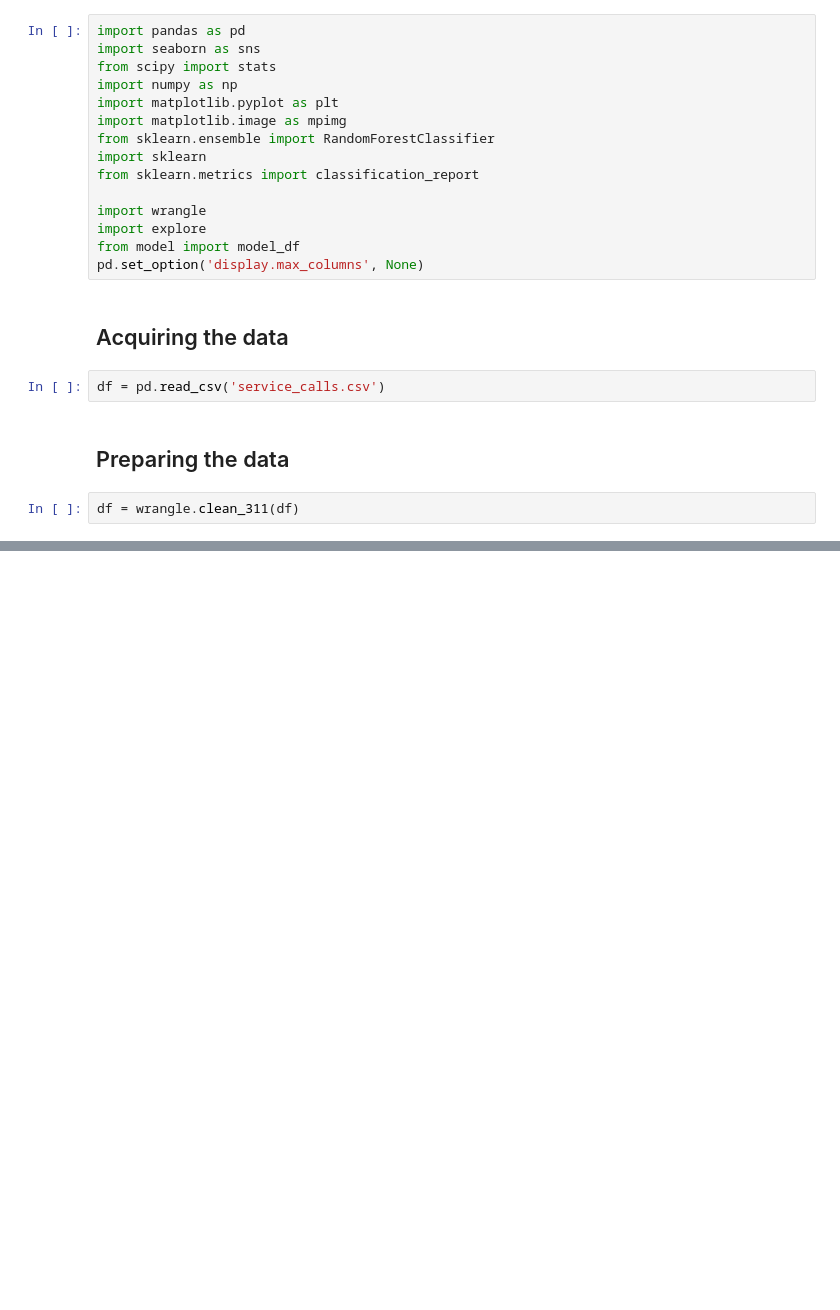
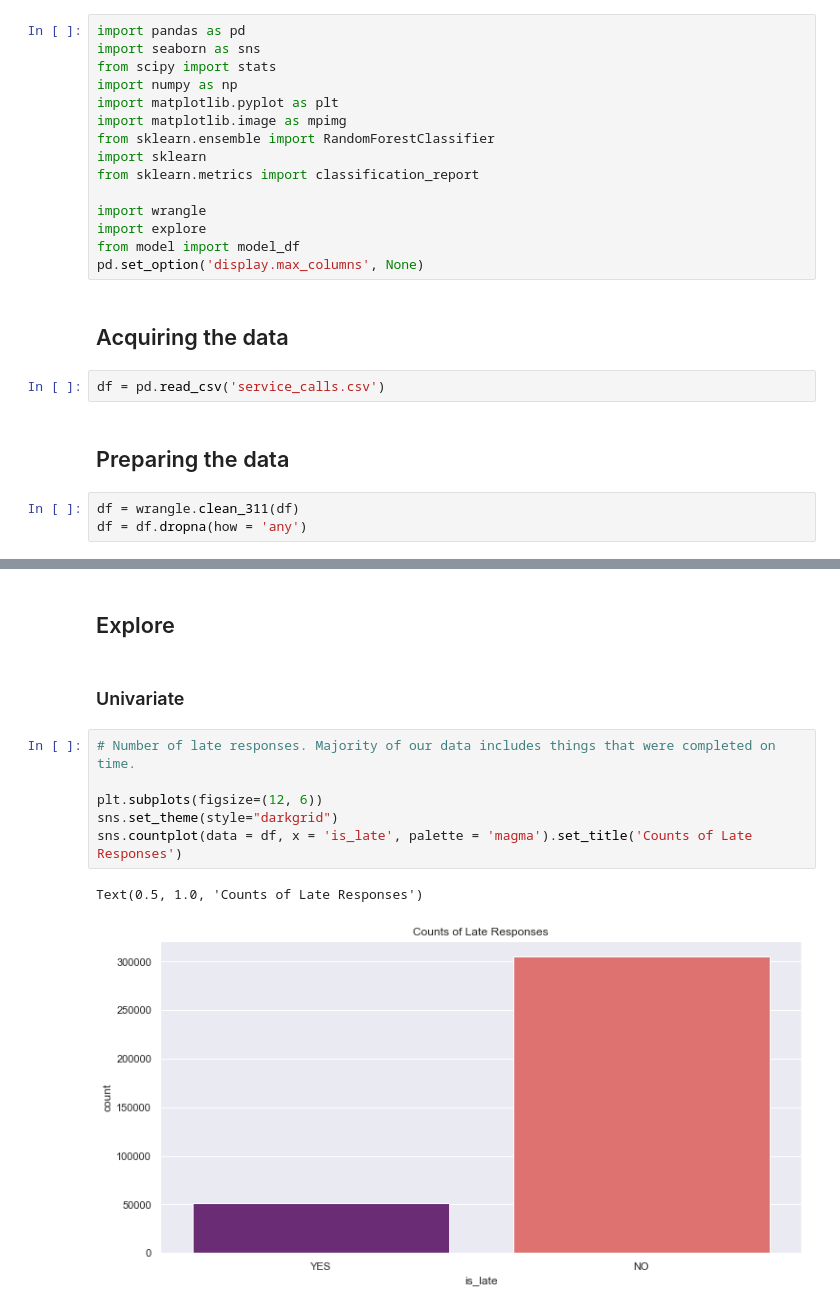
Before and after one commit to 3-1-1-Codeup/project, a Jupyter notebook: workbooks/sam/Iteration_2/sams_it2.ipynb, the cells around one changed output, grey strips where cells are left out. Drawn from its saved outputs; the diff is of its cells as text; blank space fills up the shorter version.

```diff
--- a/workbooks/sam/Iteration_2/sams_it2.ipynb
+++ b/workbooks/sam/Iteration_2/sams_it2.ipynb
@@ -21,3 +21,4 @@ df = pd.read_csv('service_calls.csv')
 ## Preparing the data
 # %%
 df = wrangle.clean_311(df)
+df = df.dropna(how = 'any')
@@ -31,0 +56,13 @@ df.describe()
+# %% [markdown]
+## Explore
+# %% [markdown]
+### Univariate
+# %%
+# Number of late responses. Majority of our data includes things that were completed on time.
+
+plt.subplots(figsize=(12, 6))
+sns.set_theme(style="darkgrid")
+sns.countplot(data = df, x = 'is_late', palette = 'magma').set_title('Counts of Late Responses')
+# %% [output]
+Text(0.5, 1.0, 'Counts of Late Responses')
+[figure, added]
```
Also changed, not shown: parts of 122 cells of this notebook, 3 other files.
